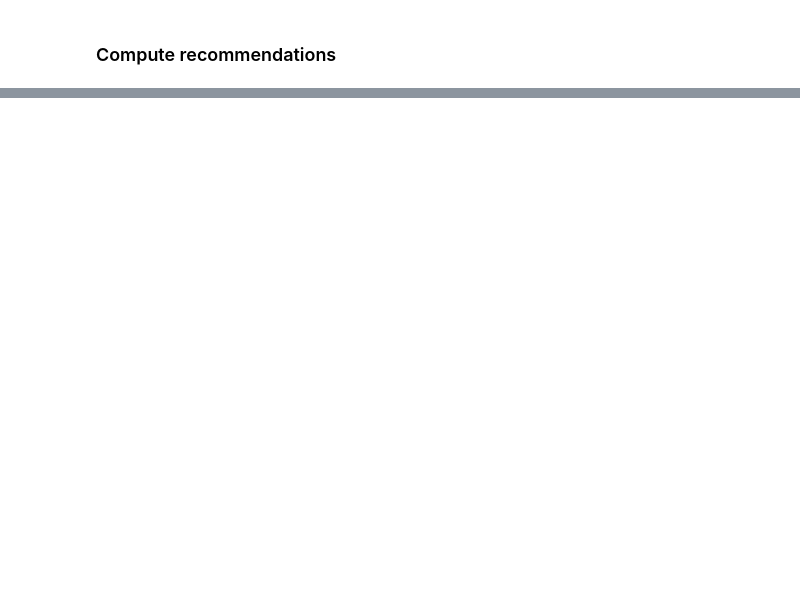
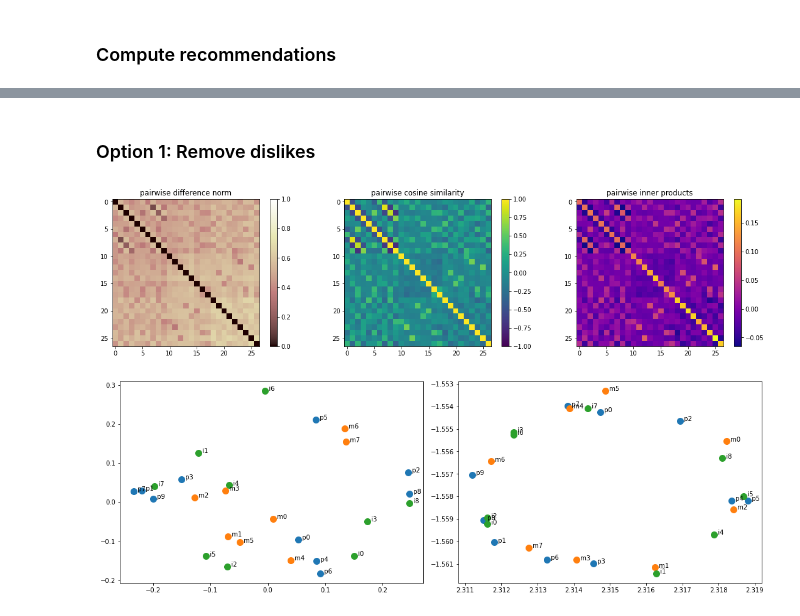
Before and after one commit to paxnea/LLM-multimodal-nudging, a Jupyter notebook: wain23.ipynb, the cells around one changed output, grey strips where cells are left out. Drawn from its saved outputs; the diff is of its cells as text; code cells hidden in the pictures; blank space fills up the shorter version.

```diff
--- a/wain23.ipynb
+++ b/wain23.ipynb
@@ -242,3 +244,22 @@ probability distribution:
 #6 ( 9%): Put down your phone and hop on your bike! Cycling is a fun and versatile way to explore the outdoors and stay active. Let's get pedaling!
 #7 (10%): Put down your phone and lace up your shoes! Walking is a great way to get some fresh air, clear your mind, and get some exercise. Let's get moving!
 #4 (11%): Put down your phone and shuffle the deck! Solitaire is a classic card game that's perfect for passing the time and challenging your mind. Let's get playing!
+# %% [markdown]
+### Option 1: Remove dislikes
+# %%
+people = pd.read_csv('./data/people.csv')
+messages = pd.read_csv('./data/messages.csv')
+images = pd.read_csv('./data/images.csv')
+
+# remove dislikes
+people.content = people.content.apply(lambda p: p.split('\nDislikes: ')[0])
+
+# compute embeddings
+for df in [people, messages, images]:
+    df['embedding'] = df['content'].apply(get_embedding)
+    center_embeddings(df)
+
+visualize_embeddings()
+# %% [output]
+[figure, added]
+[figure, added]
```
Also changed, not shown: parts of 17 cells of this notebook.
